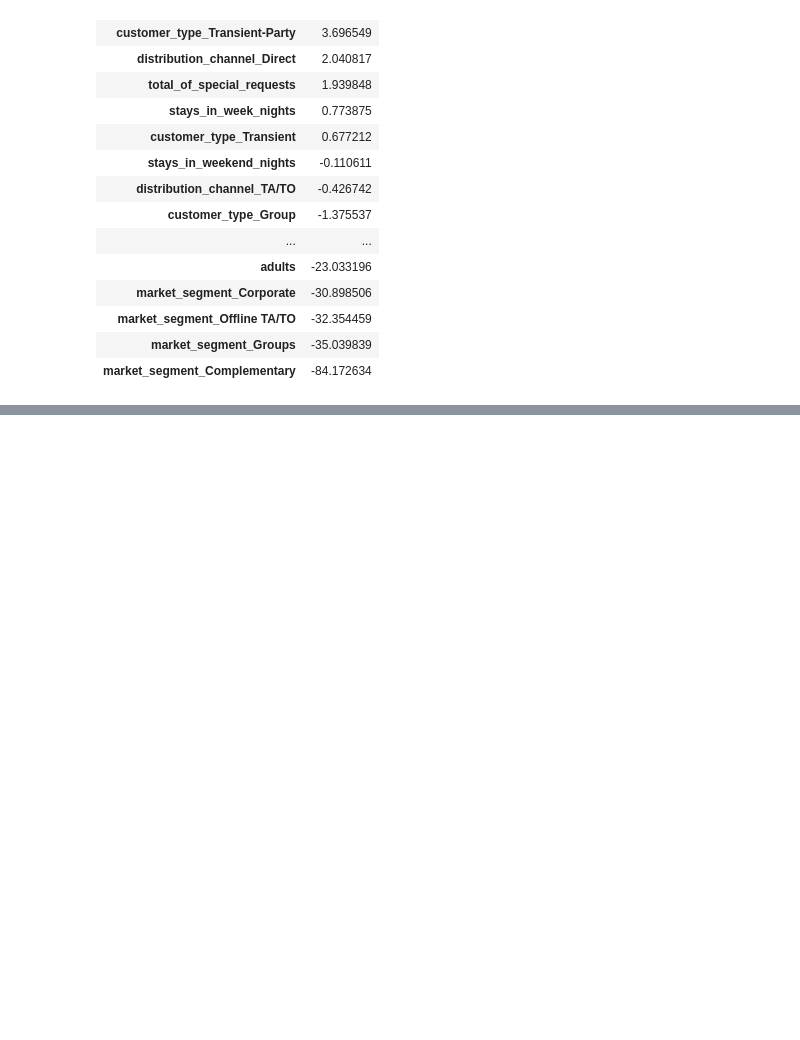
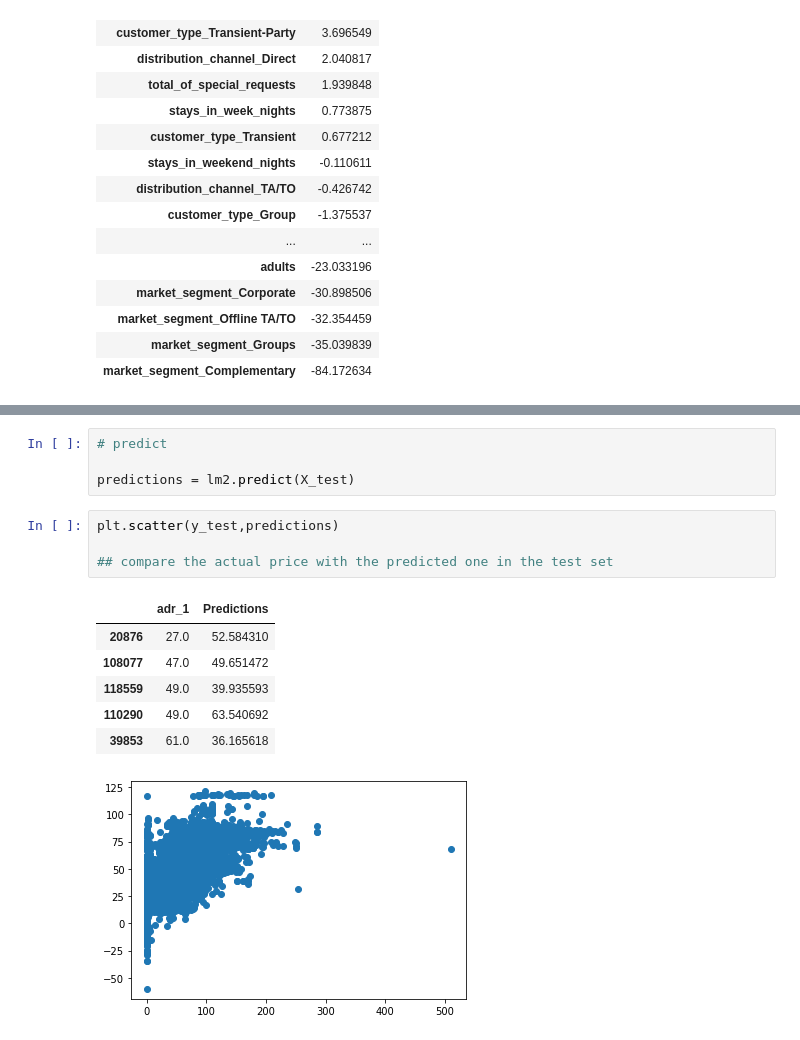
Before and after one commit to ABizCho/py_machineLearning, a Jupyter notebook: Assignment_Group/ML_group_project/ML_groupPJ_sub2_Linear.ipynb, the cells around one changed output, grey strips where cells are left out. Drawn from its saved outputs; the diff is of its cells as text; blank space fills up the shorter version.

```diff
--- a/Assignment_Group/ML_group_project/ML_groupPJ_sub2_Linear.ipynb
+++ b/Assignment_Group/ML_group_project/ML_groupPJ_sub2_Linear.ipynb
@@ -370,0 +404,16 @@ coeff_df.sort_values(by='Coefficient', ascending=False)
+# %%
+# predict
+
+predictions = lm2.predict(X_test)
+# %%
+plt.scatter(y_test,predictions)
+
+## compare the actual price with the predicted one in the test set
+# %% [output]
+|  | adr_1 | Predictions |
+| 20876 | 27.0 | 52.584310 |
+| 108077 | 47.0 | 49.651472 |
+| 118559 | 49.0 | 39.935593 |
+| 110290 | 49.0 | 63.540692 |
+| 39853 | 61.0 | 36.165618 |
+[figure, added]
```
Also changed, not shown: parts of 11 cells of this notebook, 2 other files.
